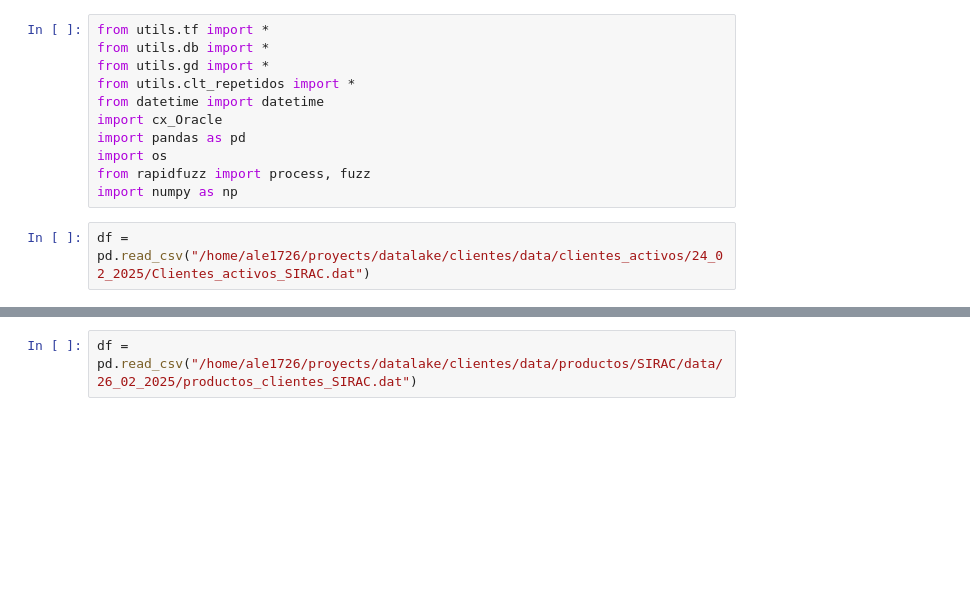
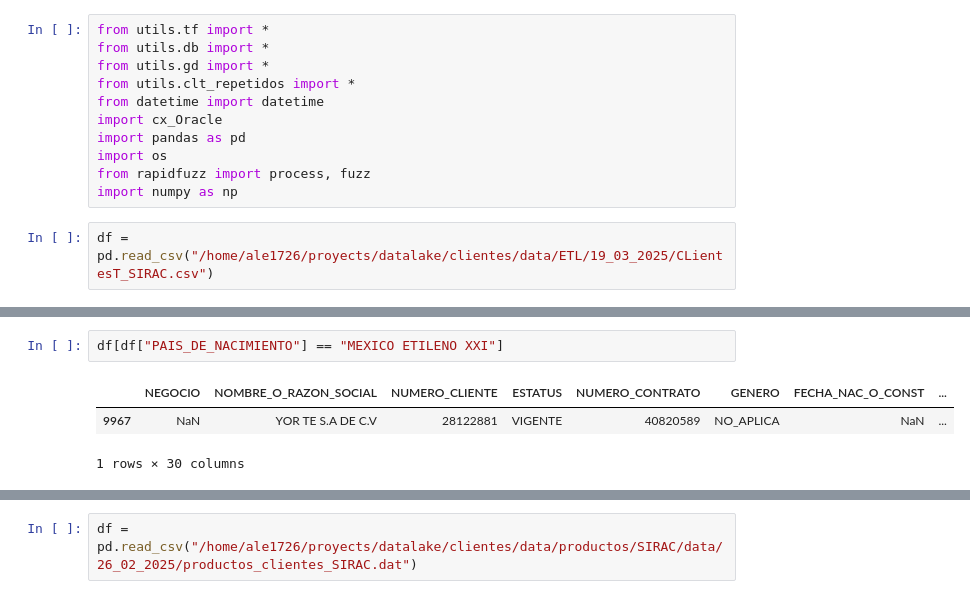
Before and after one commit to Ale1726/clientes_eda, a Jupyter notebook: sirac.ipynb, the cells around one changed output, grey strips where cells are left out. Drawn from its saved outputs; the diff is of its cells as text; blank space fills up the shorter version.

```diff
--- a/sirac.ipynb
+++ b/sirac.ipynb
@@ -63,4 +65,4 @@ import os
 from rapidfuzz import process, fuzz
 import numpy as np
 # %%
-df = pd.read_csv("/home/ale1726/proyects/datalake/clientes/data/clientes_activos/24_02_2025/Clientes_activos_SIRAC.dat")
+df = pd.read_csv("/home/ale1726/proyects/datalake/clientes/data/ETL/19_03_2025/CLientesT_SIRAC.csv")
@@ -66,0 +81,6 @@ df = pd.read_csv("/home/ale1726/proyects/datalake/clientes/data/clientes_activos
+# %%
+df[df["PAIS_DE_NACIMIENTO"] == "MEXICO ETILENO XXI"]
+# %% [output]
+|  | NEGOCIO | NOMBRE_O_RAZON_SOCIAL | NUMERO_CLIENTE | ESTATUS | NUMERO_CONTRATO | GENERO | FECHA_NAC_O_CONST | ... |
+| 9967 | NaN | YOR TE S.A DE C.V | 28122881 | VIGENTE | 40820589 | NO_APLICA | NaN | ... |
+1 rows × 30 columns
```
Also changed, not shown: parts of 4 cells of this notebook, 10 other files.
